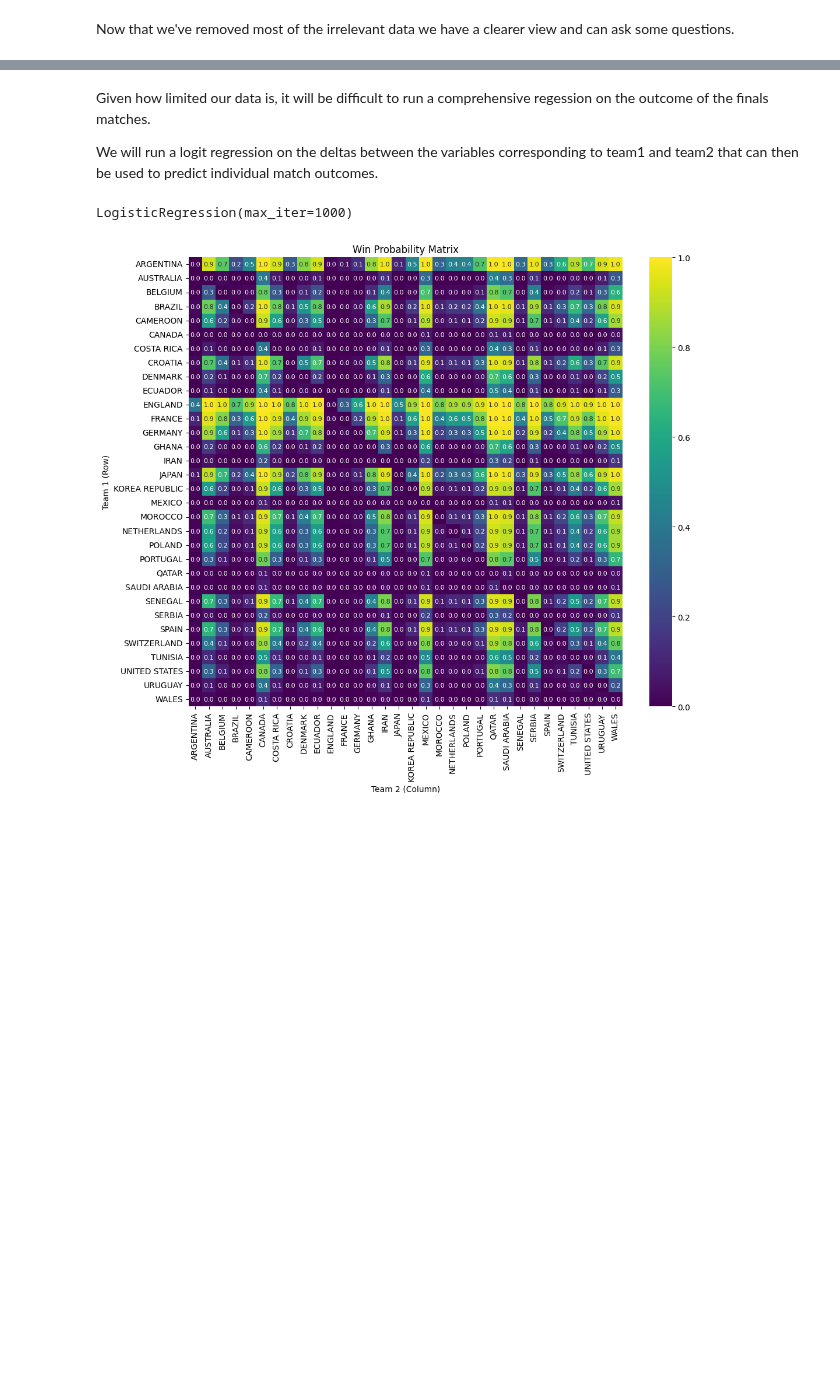
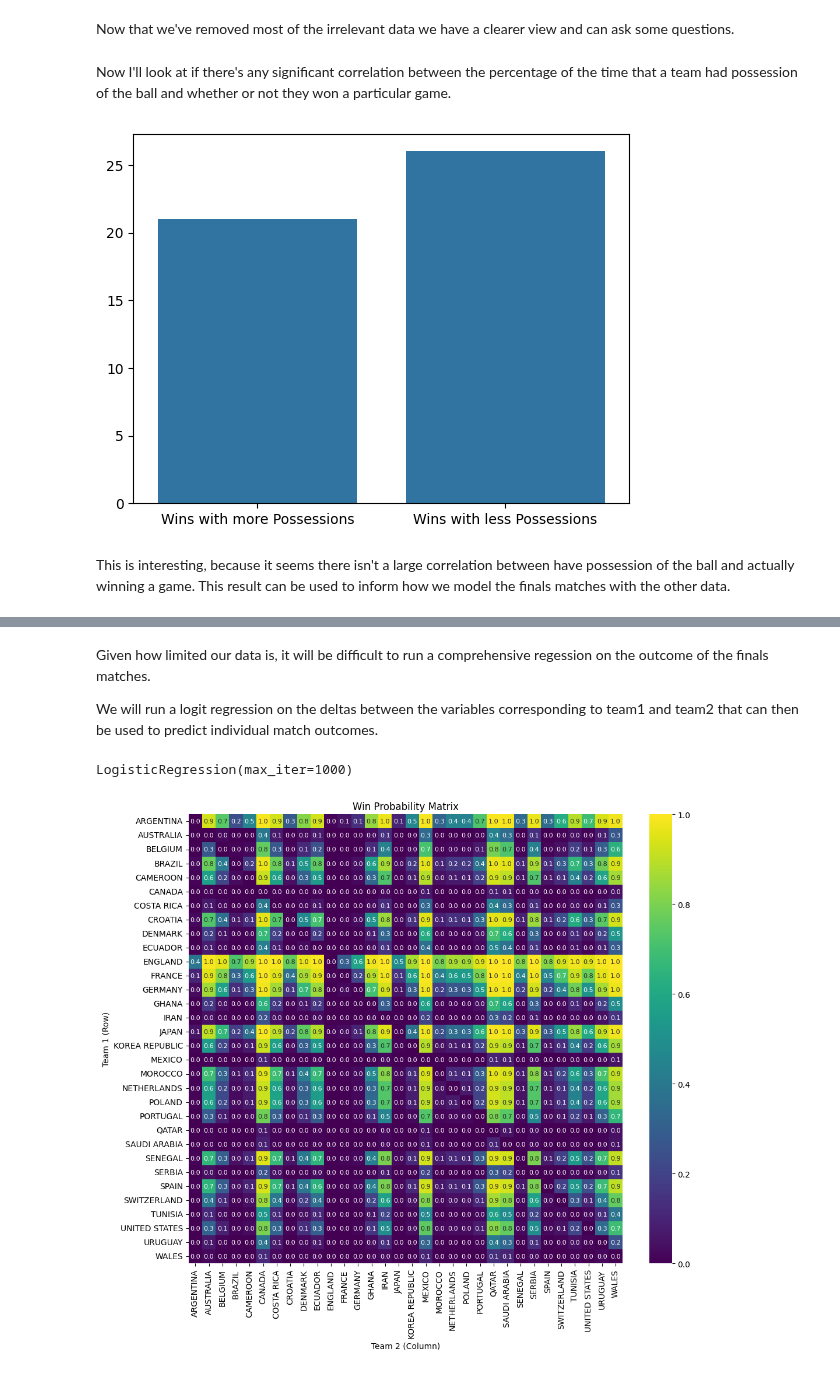
Before and after one commit to vrhughes/DS3001Group, a Jupyter notebook: Results/Group Stage Data/VH_Data_kaggle1_V5.ipynb, the cells around one changed output, grey strips where cells are left out. Drawn from its saved outputs; the diff is of its cells as text; code cells hidden in the pictures; blank space fills up the shorter version.

```diff
--- a/Results/Group Stage Data/VH_Data_kaggle1_V5.ipynb
+++ b/Results/Group Stage Data/VH_Data_kaggle1_V5.ipynb
@@ -40,3 +46,28 @@ group_stage_data['team1 won'] = group_stage_data['number of goals team1'] > grou
 Now that we've removed most of the irrelevant data we have a clearer view and can ask some questions.
 # %%
 ####################################################################################################
+# %% [markdown]
+Now I'll look at if there's any significant correlation between the percentage of the time that a team had possession of the ball and whether or not they won a particular game.
+# %%
+# Creating an array more_possesion_wins2 that iterates through group_stage_data and increase by one if possession team1 is greater than possession team2 and team1 won is true:
+more_possession_wins = 0
+less_possession_wins = 0
+for i in range(len(group_stage_data)):
+  if group_stage_data['possession team1'][i] > group_stage_data['possession team2'][i] and group_stage_data['team1 won'][i] == True:
+    more_possession_wins += 1
+  elif group_stage_data['possession team1'][i] < group_stage_data['possession team2'][i] and group_stage_data['team1 won'][i] == True:
+    less_possession_wins += 1
+  if group_stage_data['possession team1'][i] < group_stage_data['possession team2'][i] and group_stage_data['team1 won'][i] == False:
+    more_possession_wins += 1
+  elif group_stage_data['possession team1'][i] > group_stage_data['possession team2'][i] and group_stage_data['team1 won'][i] == False:
+    less_possession_wins += 1
+# %%
+# Making a bar graph of the more_possessions_wins and more_possessions_losses data:
+# The x_axis will have labels Wins and Losses, and the data will by on the y_axis:
+sns.barplot(x=['Wins with more Possessions', 'Wins with less Possessions'], y=[more_possession_wins, less_possession_wins])
+plt.show()
+# %% [output]
+[figure, added]
+# %% [markdown]
+
+This is interesting, because it seems there isn't a large correlation between have possession of the ball and actually winning a game. This result can be used to inform how we model the finals matches with the other data.
```
Also changed, not shown: parts of 12 cells of this notebook.
